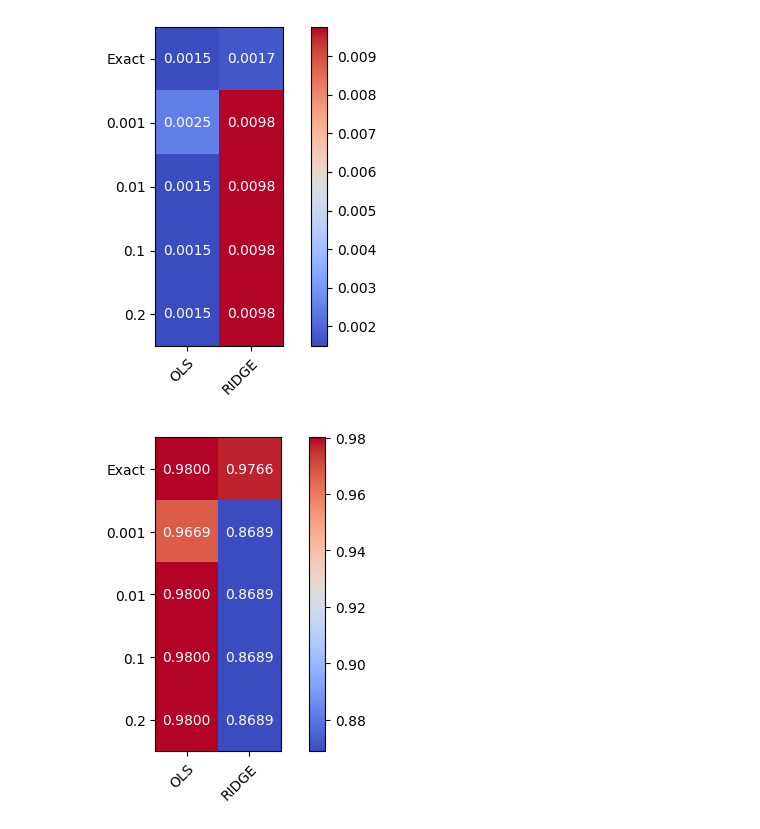
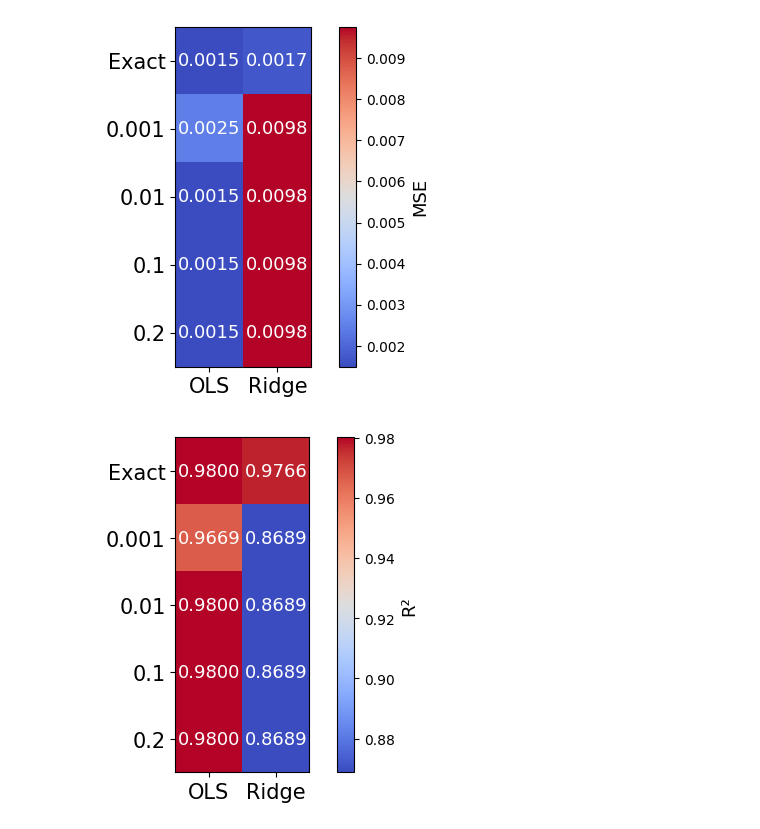
Before and after one commit to m-nader/FYS-STK4155-group14, a Jupyter notebook: project_1/Code/new_2/figures-gd.ipynb, the cells around one changed output. Saved outputs shown, nothing was run; the diff lists cells and outputs as text; code cells hidden in the pictures.

```diff
--- a/project_1/Code/new_2/figures-gd.ipynb
+++ b/project_1/Code/new_2/figures-gd.ipynb
@@ -293,7 +421,7 @@ ridge_gd_2_r2 = 0.8688669119935727
 
 # Prepare data for heatmap
 lr = ['Exact', '0.001', '0.01', '0.1', '0.2']
-models = ['OLS', 'RIDGE']
+models = ['OLS', 'Ridge']
 mse_data = [
     [ols_mse, ridge_mse],
     [ols_gd_001_mse, ridge_gd_001_mse],
@@ -309,53 +437,60 @@ im = ax.imshow(mse_array, cmap='coolwarm')
 # Show all ticks and label them
 ax.set_xticks(np.arange(len(models)))
 ax.set_yticks(np.arange(len(lr)))
-ax.set_xticklabels(models)
-ax.set_yticklabels(lr)
+ax.tick_params(axis='both', labelsize=13)
+ax.set_xticklabels(models, fontsize=15)
+ax.set_yticklabels(lr, fontsize=15)
 
 # Rotate the tick labels and set alignment.
-plt.setp(ax.get_xticklabels(), rotation=45, ha="right", rotation_mode="anchor")
+plt.setp(ax.get_xticklabels(), ha="center")
 
 # Loop over data dimensions and create text annotations.
 for i in range(len(lr)):
     for j in range(len(models)):
-        ax.text(j, i, f"{mse_array[i, j]:.4f}", ha="center", va="center", color="w")
+        ax.text(j, i, f"{mse_array[i, j]:.4f}", ha="center", va="center", color="w", fontsize=13)
 
-fig.colorbar(im, ax=ax)
+cbar = fig.colorbar(im, ax=ax)
+cbar.set_label('MSE', fontsize=13)
 plt.tight_layout()
+plt.savefig("lr_mse_heatmap.png", dpi=150)
 plt.show()
 
 # Prepare data for heatmap
 lr = ['Exact', '0.001', '0.01', '0.1', '0.2']
-models = ['OLS', 'RIDGE']
+models = ['OLS', 'Ridge']
 mse_data = [
     [ols_r2, ridge_r2],
     [ols_gd_001_r2, ridge_gd_001_r2],
     [ols_gd_01_r2, ridge_gd_01_r2],
     [ols_gd_1_r2, ridge_gd_1_r2],
     [ols_gd_2_r2, ridge_gd_2_r2]
 ]
 mse_array = np.array(mse_data)
 
 fig, ax = plt.subplots(figsize=(6, 4))
 im = ax.imshow(mse_array, cmap='coolwarm')
 
 # Show all ticks and label them
 ax.set_xticks(np.arange(len(models)))
 ax.set_yticks(np.arange(len(lr)))
-ax.set_xticklabels(models)
-ax.set_yticklabels(lr)
+ax.tick_params(axis='both', labelsize=13)
+ax.set_xticklabels(models, fontsize=15)
+ax.set_yticklabels(lr, fontsize=15)
+
 
 # Rotate the tick labels and set alignment.
-plt.setp(ax.get_xticklabels(), rotation=45, ha="right", rotation_mode="anchor")
+plt.setp(ax.get_xticklabels(), ha="center")
 
 # Loop over data dimensions and create text annotations.
 for i in range(len(lr)):
     for j in range(len(models)):
-        ax.text(j, i, f"{mse_array[i, j]:.4f}", ha="center", va="center", color="w")
+        ax.text(j, i, f"{mse_array[i, j]:.4f}", ha="center", va="center", color="w", fontsize=13)
 
-fig.colorbar(im, ax=ax)
+cbar = fig.colorbar(im, ax=ax)
+cbar.set_label('R²', fontsize=13)
 plt.tight_layout()
+plt.savefig("lr_r2_heatmap.png", dpi=150)
 plt.show()
 # %% [output]
-[figure, old version]
+[figure, new version]
-[figure, old version]
+[figure, new version]
```
Also changed, not shown: parts of 3 cells of this notebook.
